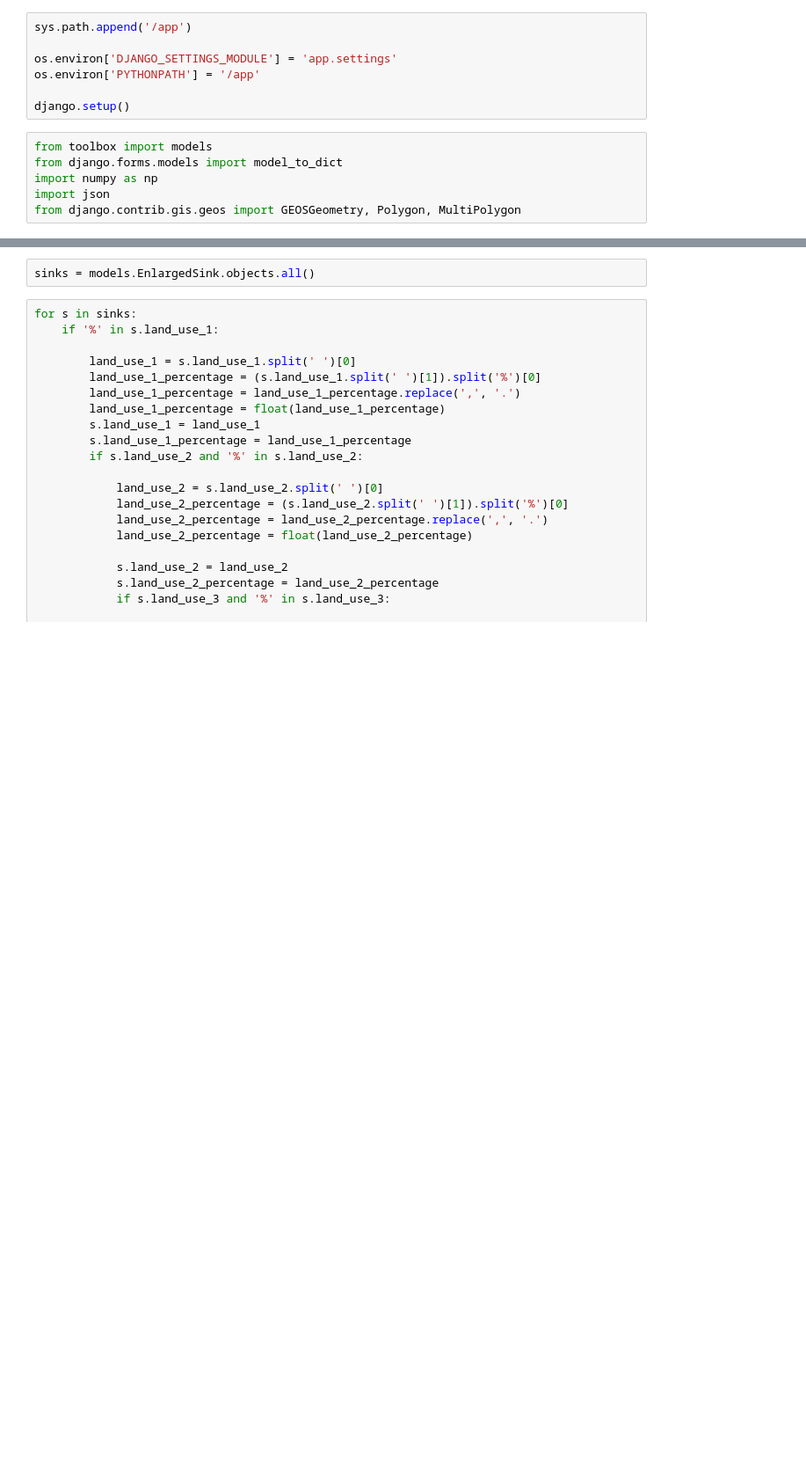
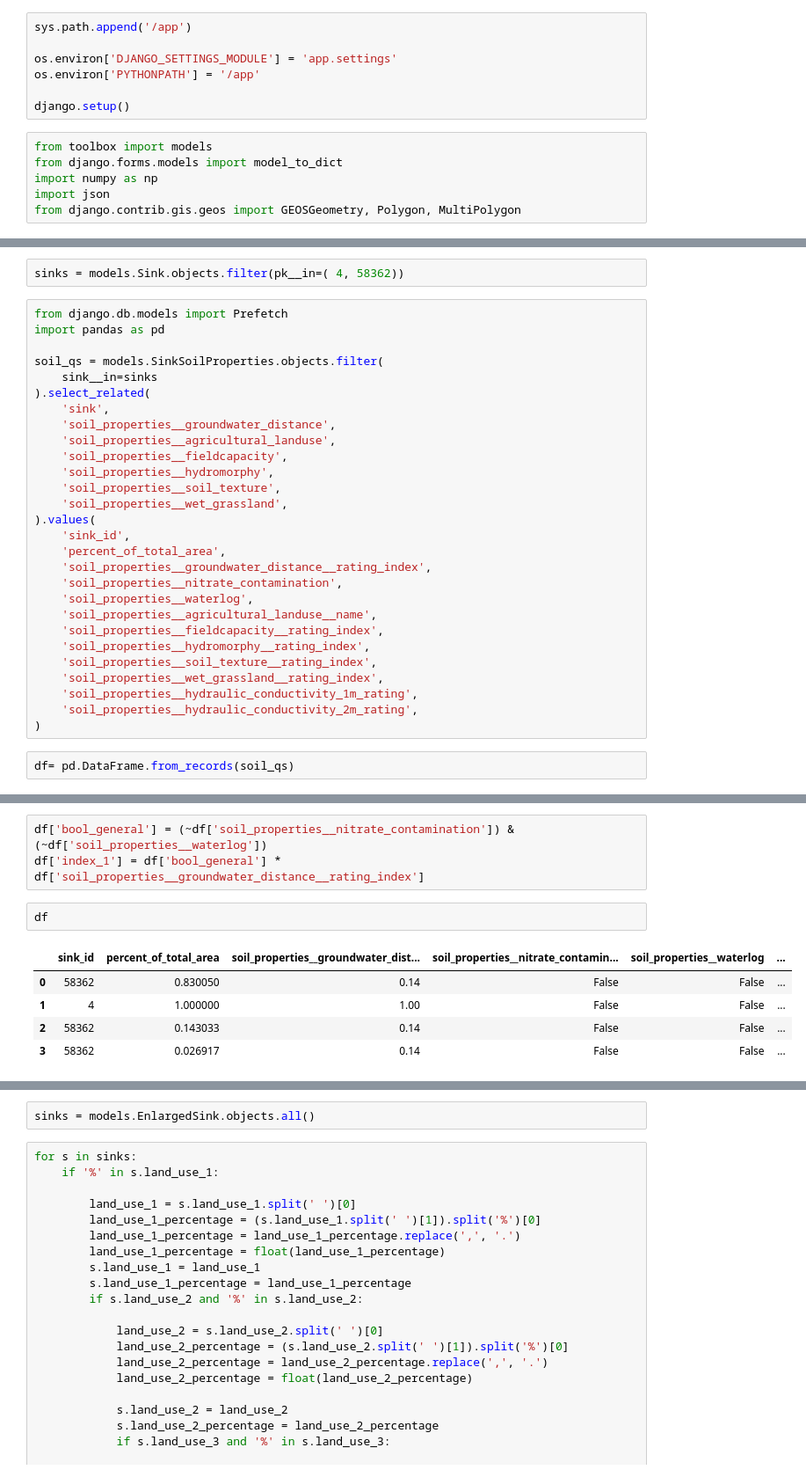
Before and after one commit to Coljak/Spreewasser-N, a Jupyter notebook: app/toolbox/toolbox_nb.ipynb, the cells around one changed output, grey strips where cells are left out. Shown at 88% size. Cells and saved outputs as stored; diff of their text form; blank space fills up the shorter version.

```diff
--- a/app/toolbox/toolbox_nb.ipynb
+++ b/app/toolbox/toolbox_nb.ipynb
@@ -26,0 +29,32 @@ from django.contrib.gis.geos import GEOSGeometry, Polygon, MultiPolygon
+# %%
+sinks = models.Sink.objects.filter(pk__in=( 4, 58362))
+# %%
+from django.db.models import Prefetch
+import pandas as pd
+
+soil_qs = models.SinkSoilProperties.objects.filter(
+    sink__in=sinks
+).select_related(
+    'sink',
+    'soil_properties__groundwater_distance',
+    'soil_properties__agricultural_landuse',
+    'soil_properties__fieldcapacity',
+    'soil_properties__hydromorphy',
+    'soil_properties__soil_texture',
+    'soil_properties__wet_grassland',
+).values(
+    'sink_id',
+    'percent_of_total_area',
+    'soil_properties__groundwater_distance__rating_index',
+    'soil_properties__nitrate_contamination',
+    'soil_properties__waterlog',
+    'soil_properties__agricultural_landuse__name',
+    'soil_properties__fieldcapacity__rating_index',
+    'soil_properties__hydromorphy__rating_index',
+    'soil_properties__soil_texture__rating_index',
+    'soil_properties__wet_grassland__rating_index',
+    'soil_properties__hydraulic_conductivity_1m_rating',
+    'soil_properties__hydraulic_conductivity_2m_rating',
+)
+# %%
+df= pd.DataFrame.from_records(soil_qs)
@@ -26,0 +77,11 @@ from django.contrib.gis.geos import GEOSGeometry, Polygon, MultiPolygon
+# %%
+df['bool_general'] = (~df['soil_properties__nitrate_contamination']) & (~df['soil_properties__waterlog'])
+df['index_1'] = df['bool_general'] * df['soil_properties__groundwater_distance__rating_index']
+# %%
+df
+# %% [output]
+|  | sink_id | percent_of_total_area | soil_properties__groundwater_dist... | soil_properties__nitrate_contamin... | soil_properties__waterlog | ... |
+| 0 | 58362 | 0.830050 | 0.14 | False | False | ... |
+| 1 | 4 | 1.000000 | 1.00 | False | False | ... |
+| 2 | 58362 | 0.143033 | 0.14 | False | False | ... |
+| 3 | 58362 | 0.026917 | 0.14 | False | False | ... |
```
Also changed, not shown: parts of 5 cells of this notebook, 8 other files.
